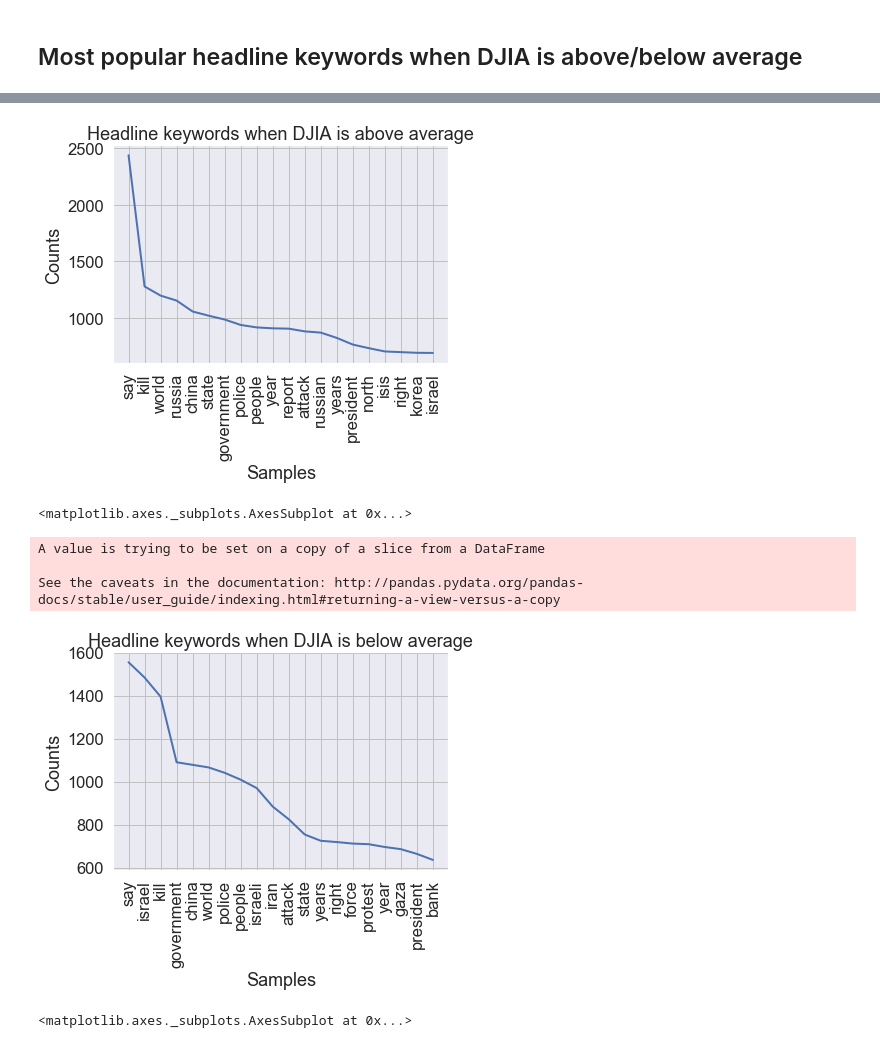
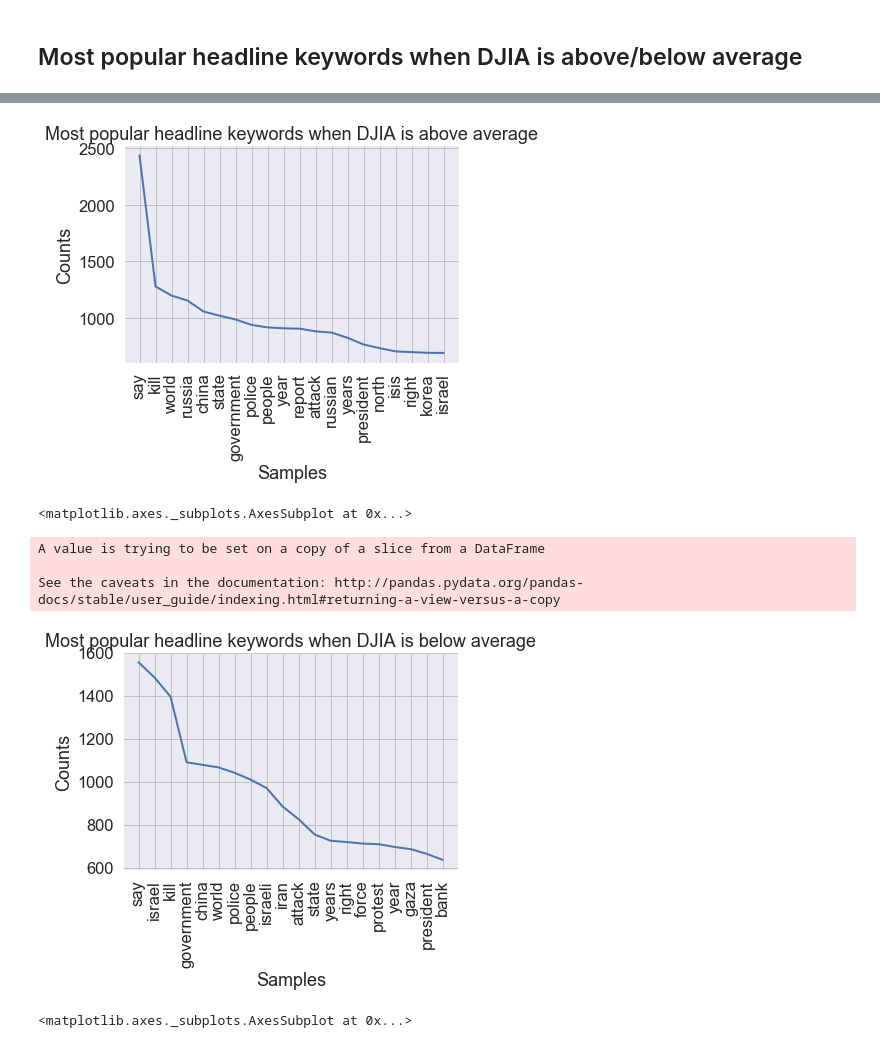
Before and after one commit to micahvandersteen/project-3-team-ifrit, a Jupyter notebook: Notebooks/Stock and news headline descriptive analysis.ipynb, the cells around one changed output, grey strips where cells are left out. Drawn from its saved outputs; the diff is of its cells as text; code cells hidden in the pictures.

```diff
--- a/Notebooks/Stock and news headline descriptive analysis.ipynb
+++ b/Notebooks/Stock and news headline descriptive analysis.ipynb
@@ -486,21 +486,21 @@ Name: 1899, dtype: object
 # %%
 # Combine all cleaned and lemmatized headline tokens back into a single document, then list
 all_words = ""
 
 for l in above_avg['combined_headlines']:
     new_line = ""
     for w in l:
         new_line += " " + w
     all_words += " " + new_line
 
 # Print the first hundred characters in the string to confirm that it is working correctly
 all_words[:101]
 
 words = nltk.tokenize.word_tokenize(all_words)
 fd = nltk.FreqDist(words)
-fd.plot(20, title="Headline keywords when DJIA is above average")
+fd.plot(20, title="Most popular headline keywords when DJIA is above average")
 # %% [output]
-[figure, old version]
+[figure, new version]
 <matplotlib.axes._subplots.AxesSubplot at 0x...>
 # %%
 # Clean and lemmatize above_avg headlines
@@ -538,7 +538,7 @@ for l in below_avg['combined_headlines']:
 
 words = nltk.tokenize.word_tokenize(all_words)
 fd = nltk.FreqDist(words)
-fd.plot(20, title="Headline keywords when DJIA is below average")
+fd.plot(20, title="Most popular headline keywords when DJIA is below average")
 # %% [output]
-[figure, old version]
+[figure, new version]
 <matplotlib.axes._subplots.AxesSubplot at 0x...>
```
Also changed, not shown: parts of 8 cells of this notebook, 18 other files.
